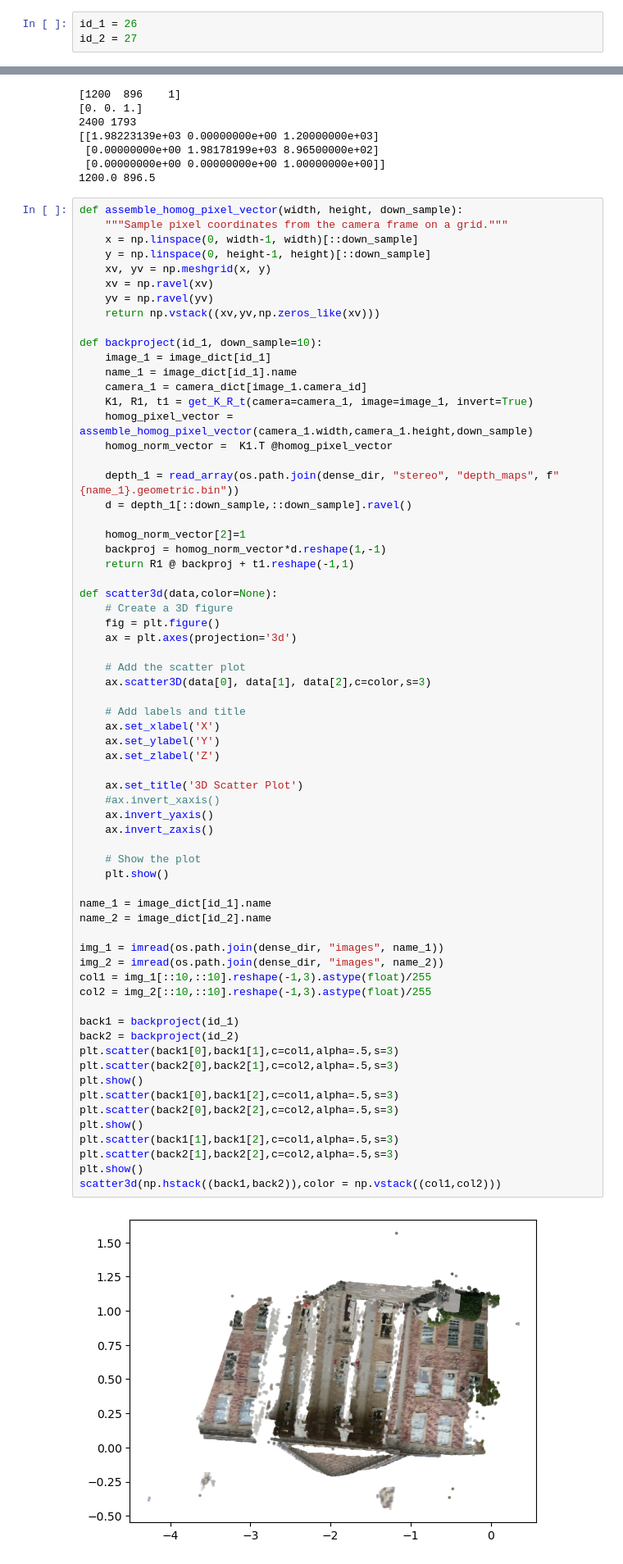
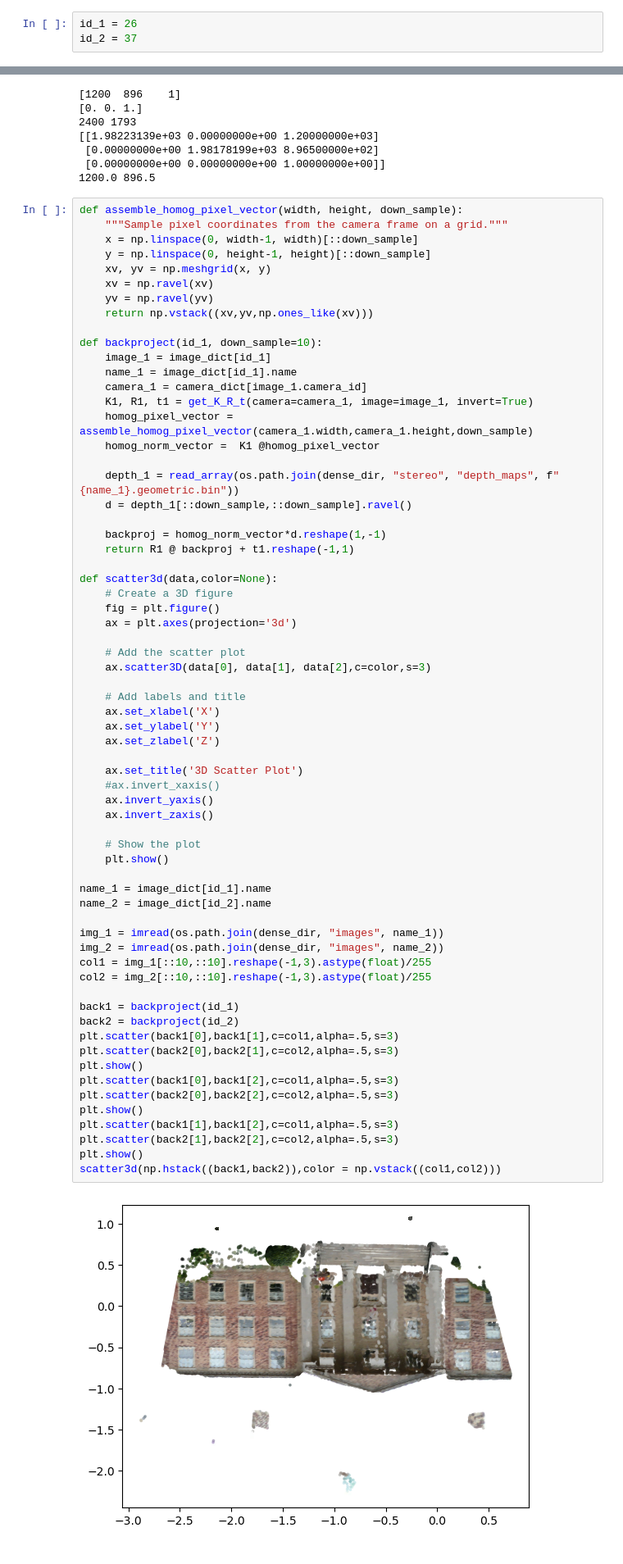
Before and after one commit to fyangch/RefinedMegaDepth, a Jupyter notebook: notebooks/overlap_score_demo.ipynb, the cells around one changed output, grey strips where cells are left out. Shown at 82% size. Cells and saved outputs as stored; diff of their text form.

```diff
--- a/notebooks/overlap_score_demo.ipynb
+++ b/notebooks/overlap_score_demo.ipynb
@@ -71,7 +73,7 @@ def get_K_R_t(
 Change the following image IDs to compute the overlap score of another image pair:
 # %%
 id_1 = 26
-id_2 = 27
+id_2 = 37
 # %% [markdown]
 Let us plot the corresponding images and depth maps
 # %%
@@ -151,7 +153,7 @@ def assemble_homog_pixel_vector(width, height, down_sample):
     xv, yv = np.meshgrid(x, y)
     xv = np.ravel(xv)
     yv = np.ravel(yv)
-    return np.vstack((xv,yv,np.zeros_like(xv)))
+    return np.vstack((xv,yv,np.ones_like(xv)))
 
 def backproject(id_1, down_sample=10):
     image_1 = image_dict[id_1]
@@ -159,12 +161,11 @@ def backproject(id_1, down_sample=10):
     camera_1 = camera_dict[image_1.camera_id]
     K1, R1, t1 = get_K_R_t(camera=camera_1, image=image_1, invert=True)
     homog_pixel_vector = assemble_homog_pixel_vector(camera_1.width,camera_1.height,down_sample)
-    homog_norm_vector =  K1.T @homog_pixel_vector
+    homog_norm_vector =  K1 @homog_pixel_vector
 
     depth_1 = read_array(os.path.join(dense_dir, "stereo", "depth_maps", f"{name_1}.geometric.bin"))
     d = depth_1[::down_sample,::down_sample].ravel()
 
-    homog_norm_vector[2]=1
     backproj = homog_norm_vector*d.reshape(1,-1)
     return R1 @ backproj + t1.reshape(-1,1)
 
@@ -183,31 +184,31 @@ def scatter3d(data,color=None):
 
     ax.set_title('3D Scatter Plot')
     #ax.invert_xaxis()
     ax.invert_yaxis()
     ax.invert_zaxis()
 
     # Show the plot
     plt.show()
 
 name_1 = image_dict[id_1].name
 name_2 = image_dict[id_2].name
 
 img_1 = imread(os.path.join(dense_dir, "images", name_1))
 img_2 = imread(os.path.join(dense_dir, "images", name_2))
 col1 = img_1[::10,::10].reshape(-1,3).astype(float)/255
 col2 = img_2[::10,::10].reshape(-1,3).astype(float)/255
 
 back1 = backproject(id_1)
 back2 = backproject(id_2)
 plt.scatter(back1[0],back1[1],c=col1,alpha=.5,s=3)
 plt.scatter(back2[0],back2[1],c=col2,alpha=.5,s=3)
 plt.show()
 plt.scatter(back1[0],back1[2],c=col1,alpha=.5,s=3)
 plt.scatter(back2[0],back2[2],c=col2,alpha=.5,s=3)
 plt.show()
 plt.scatter(back1[1],back1[2],c=col1,alpha=.5,s=3)
 plt.scatter(back2[1],back2[2],c=col2,alpha=.5,s=3)
 plt.show()
 scatter3d(np.hstack((back1,back2)),color = np.vstack((col1,col2)))
 # %% [output]
-[figure, old version]
+[figure, new version]
```
Also changed, not shown: parts of 4 cells of this notebook.
